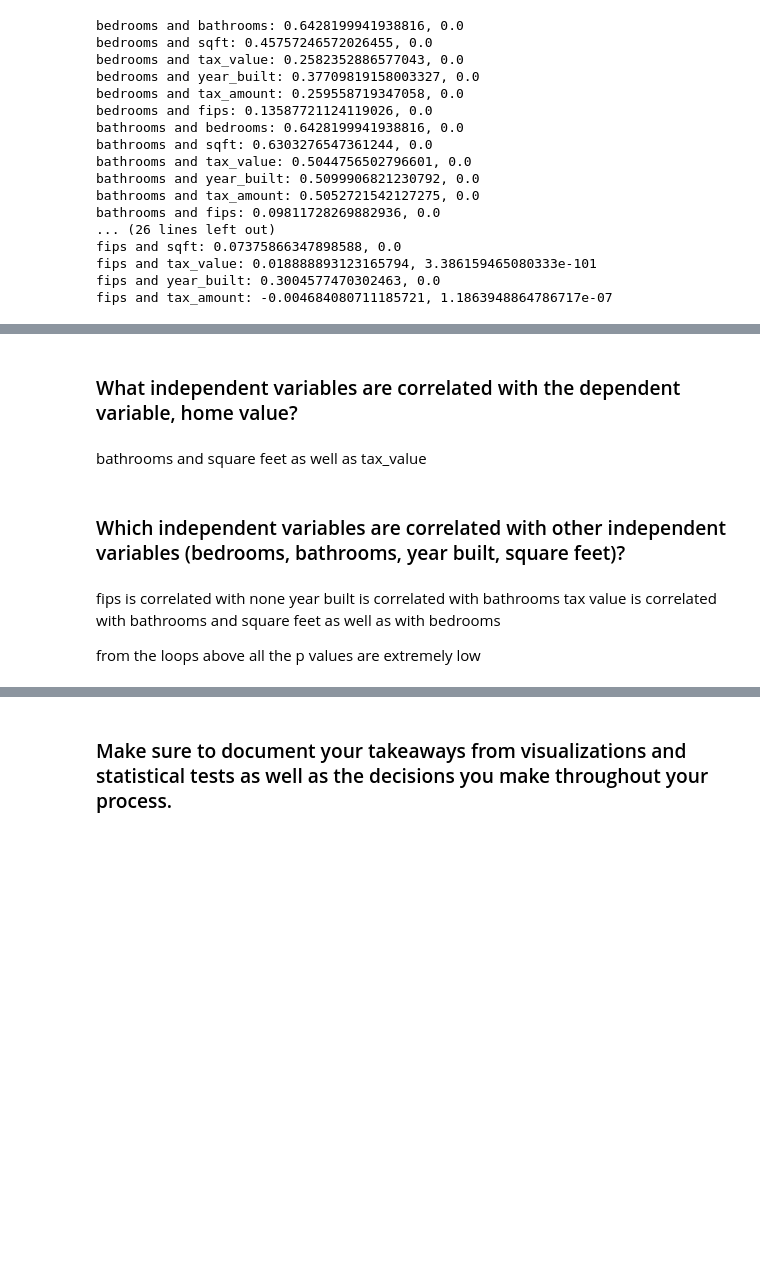
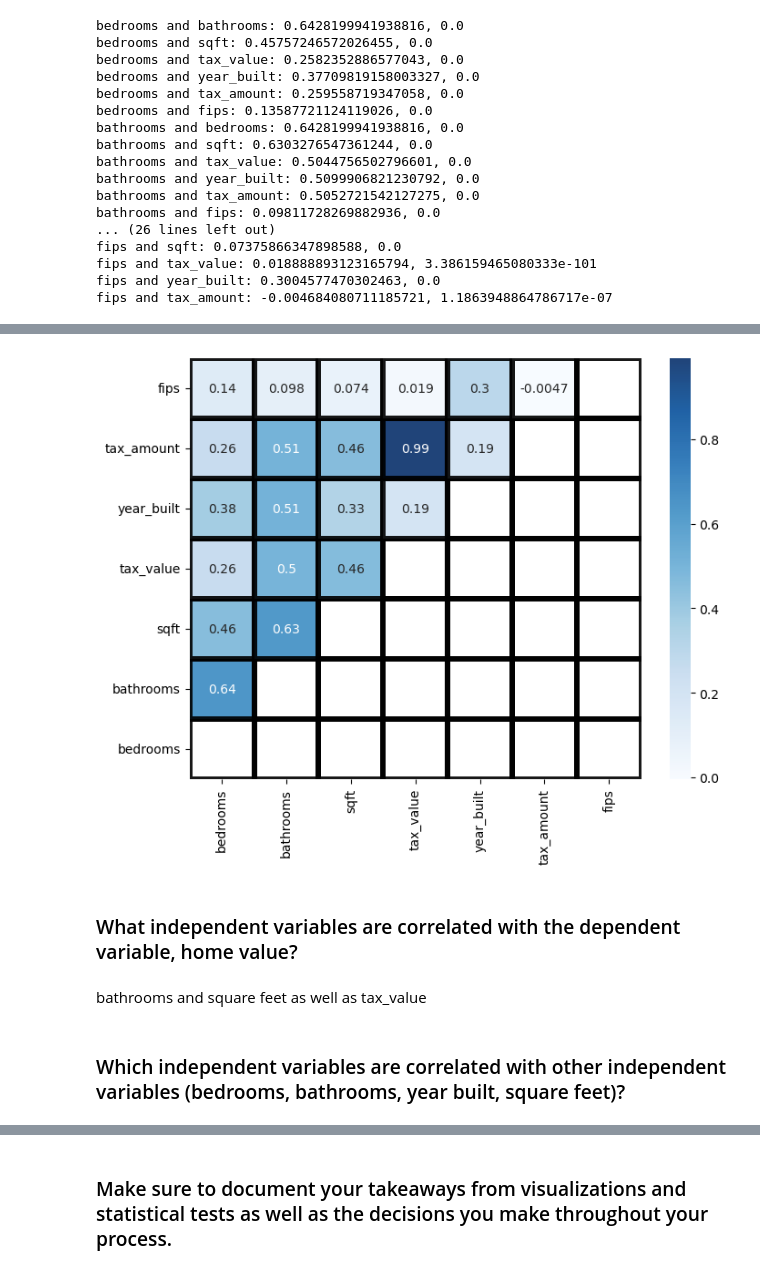
Before and after one commit to Alfred-W-S-Pirovits-Jr/regression-exercises, a Jupyter notebook: explore.ipynb, the cells around one changed output, grey strips where cells are left out. Cells and saved outputs as stored; diff of their text form; code cells hidden in the pictures; blank space fills up the shorter version.

```diff
--- a/explore.ipynb
+++ b/explore.ipynb
@@ -213,12 +199,20 @@ plt.show()
+# %%
+# Pass my correlation matrix to Seaborn's heatmap.
+
+kwargs = {'alpha':.9,'linewidth':3, 'linestyle':'-',
+          'linecolor':'k','rasterized':False, 'edgecolor':'w',
+          'capstyle':'projecting',}
+
+plt.figure(figsize=(8,6))
+sns.heatmap(house_corr, cmap='Blues', annot=True, mask= np.triu(house_corr), **kwargs)
+plt.ylim(0, 7)
+
+plt.show()
+# %% [output]
+[figure, added]
 # %% [markdown]
 ### What independent variables are correlated with the dependent variable, home value?
-# %% [markdown]
-bathrooms and square feet as well as tax_value
+# %% [markdown]
+bathrooms and square feet as well as tax_value
 # %% [markdown]
 ### Which independent variables are correlated with other independent variables (bedrooms, bathrooms, year built, square feet)?
-# %% [markdown]
-fips is correlated with none
-year built is correlated with bathrooms
-tax value is correlated with bathrooms and square feet as well as with bedrooms
-
-from the loops above all the p values are extremely low
```
Also changed, not shown: parts of 12 cells of this notebook.
